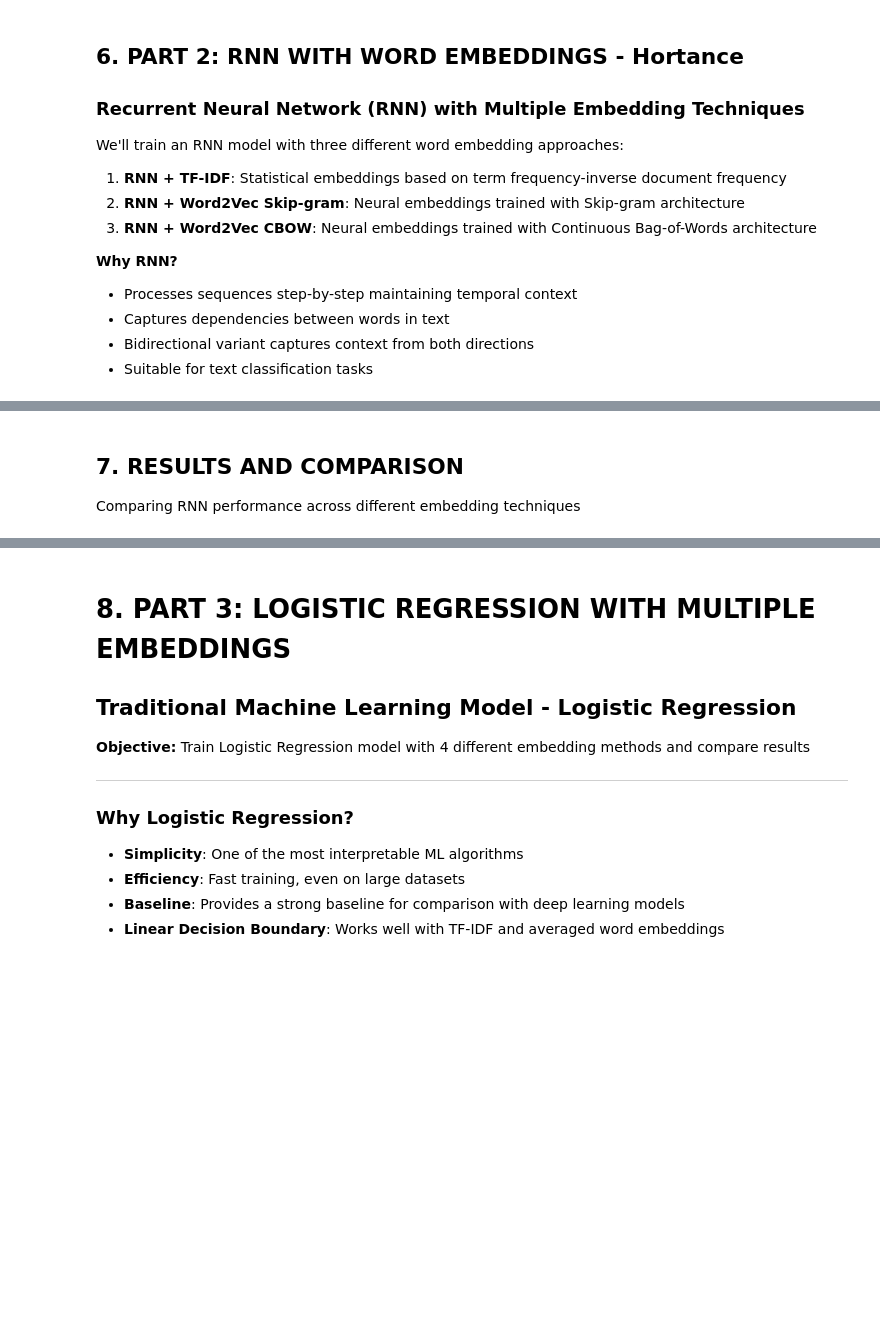
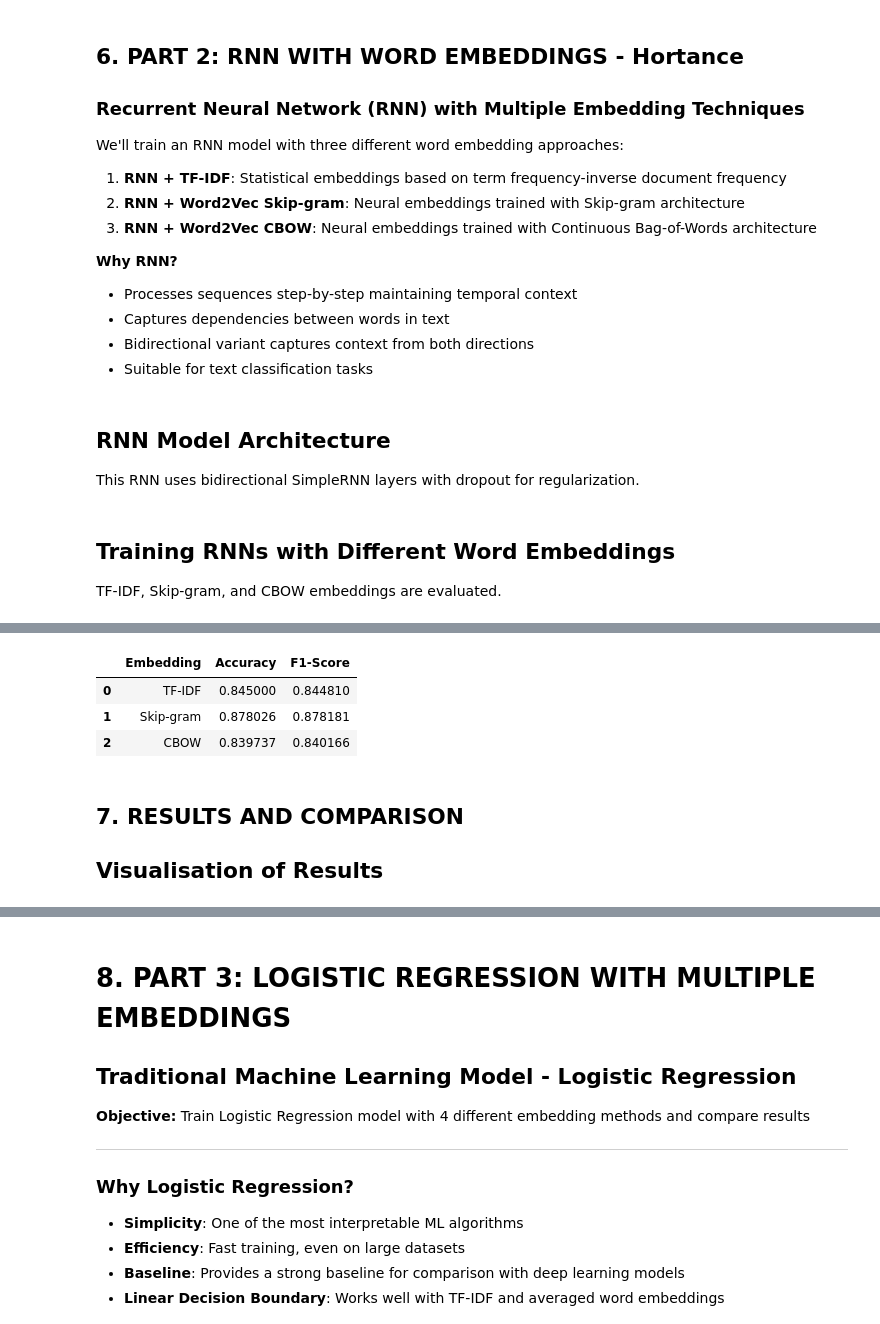
Before and after one commit to Emmanuel-kwizera/Group14_Text_Classfication, a Jupyter notebook: notebook/text_classfication.ipynb, the cells around one changed output, grey strips where cells are left out. Saved outputs shown, nothing was run; the diff lists cells and outputs as text; code cells hidden in the pictures; blank space fills up the shorter version.

```diff
--- a/notebook/text_classfication.ipynb
+++ b/notebook/text_classfication.ipynb
@@ -1541,0 +1357,3 @@ print("=" * 80)
+# %% [markdown]
+## RNN Model Architecture
+This RNN uses bidirectional SimpleRNN layers with dropout for regularization.
@@ -1541,0 +1380,35 @@ print("=" * 80)
+# %% [markdown]
+## Training RNNs with Different Word Embeddings
+TF-IDF, Skip-gram, and CBOW embeddings are evaluated.
+# %%
+
+EMBEDDING_CONFIGS = {
+    "TF-IDF": EMBEDDINGS["tfidf"]["matrix"],
+    "Skip-gram": EMBEDDINGS["skipgram"]["matrix"],
+    "CBOW": EMBEDDINGS["cbow"]["matrix"]
+}
+
+early_stop = EarlyStopping(monitor="val_loss", patience=2, restore_best_weights=True)
+
+results = []
+
+for name, matrix in EMBEDDING_CONFIGS.items():
+    model = build_rnn_model(matrix, MAX_LENGTH, EMBEDDING_DIM, vocab_size)
+    model.fit(
+        X_train_pad, y_train,
+        validation_split=0.2,
+        epochs=3,
+        batch_size=32,
+        callbacks=[early_stop],
+        verbose=0
+    )
+    y_pred = model.predict(X_test_pad, verbose=0).argmax(axis=1)
+    results.append({
+        "Embedding": name,
+        "Accuracy": accuracy_score(y_test, y_pred),
+        "F1-Score": f1_score(y_test, y_pred, average="weighted")
+    })
+
+results_df = pd.DataFrame(results)
+results_df
+# %% [output]
@@ -1542,5 +1416,9 @@ print("=" * 80)
+|  | Embedding | Accuracy | F1-Score |
+| 0 | TF-IDF | 0.845000 | 0.844810 |
+| 1 | Skip-gram | 0.878026 | 0.878181 |
+| 2 | CBOW | 0.839737 | 0.840166 |
 # %% [markdown]
 ## 7. RESULTS AND COMPARISON
 
-Comparing RNN performance across different embedding techniques
+## Visualisation of Results
 # %%
```
Also changed, not shown: parts of 9 cells of this notebook.
